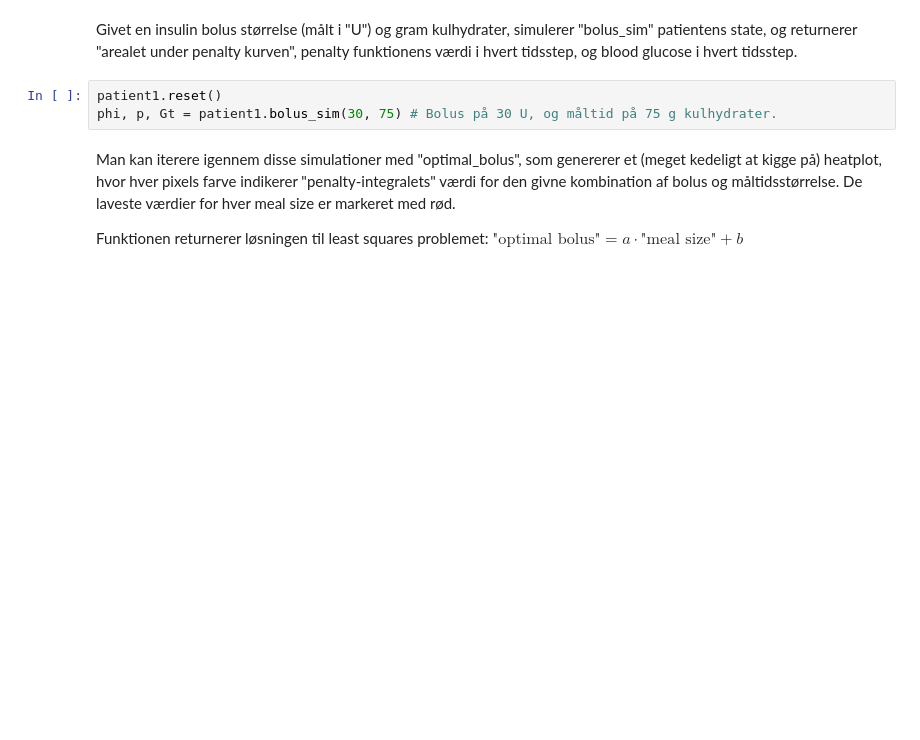
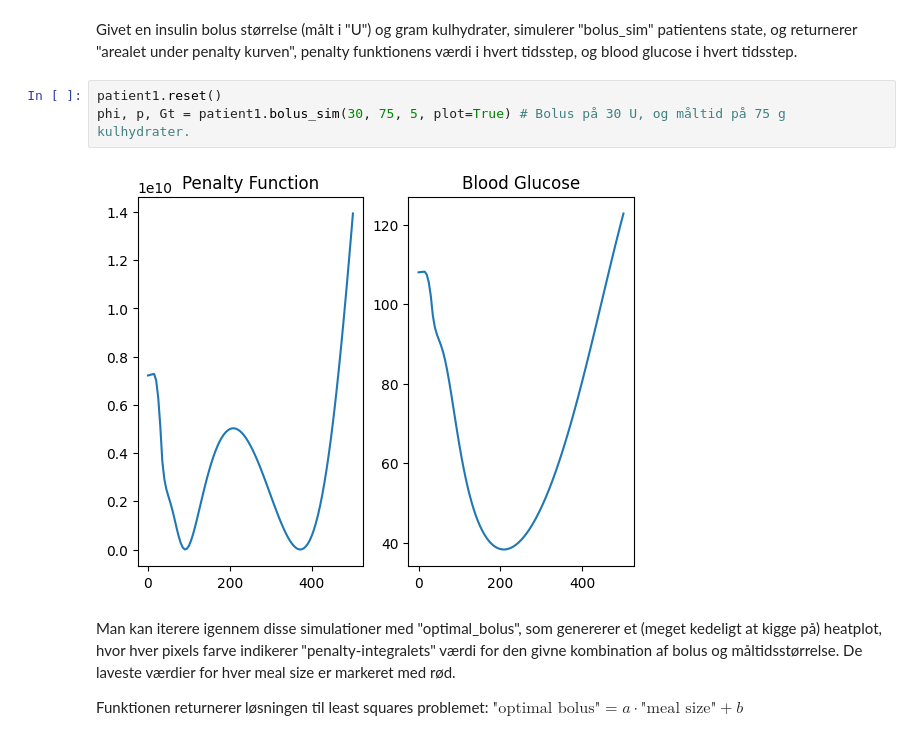
Before and after one commit to char056a/FagprojektRepo, a Jupyter notebook: MVPmodelExample.ipynb, the cells around one changed output. Drawn from its saved outputs; the diff is of its cells as text; blank space fills up the shorter version.

```diff
--- a/MVPmodelExample.ipynb
+++ b/MVPmodelExample.ipynb
@@ -85,7 +85,9 @@ patient1.plot(states, u, d)
 Givet en insulin bolus størrelse (målt i "U") og gram kulhydrater, simulerer "bolus_sim" patientens state, og returnerer "arealet under penalty kurven", penalty funktionens værdi i hvert tidsstep, og blood glucose i hvert tidsstep.
 # %%
 patient1.reset()
-phi, p, Gt = patient1.bolus_sim(30, 75) # Bolus på 30 U, og måltid på 75 g kulhydrater.
+phi, p, Gt = patient1.bolus_sim(30, 75, 5, plot=True) # Bolus på 30 U, og måltid på 75 g kulhydrater.
+# %% [output]
+[figure, added]
 # %% [markdown]
 Man kan iterere igennem disse simulationer med "optimal_bolus", som genererer et (meget kedeligt at kigge på) heatplot, hvor hver pixels farve indikerer "penalty-integralets" værdi for den givne kombination af bolus og måltidsstørrelse. De laveste værdier for hver meal size er markeret med rød.
 
```
Also changed, not shown: parts of 6 cells of this notebook, 2 other files.
